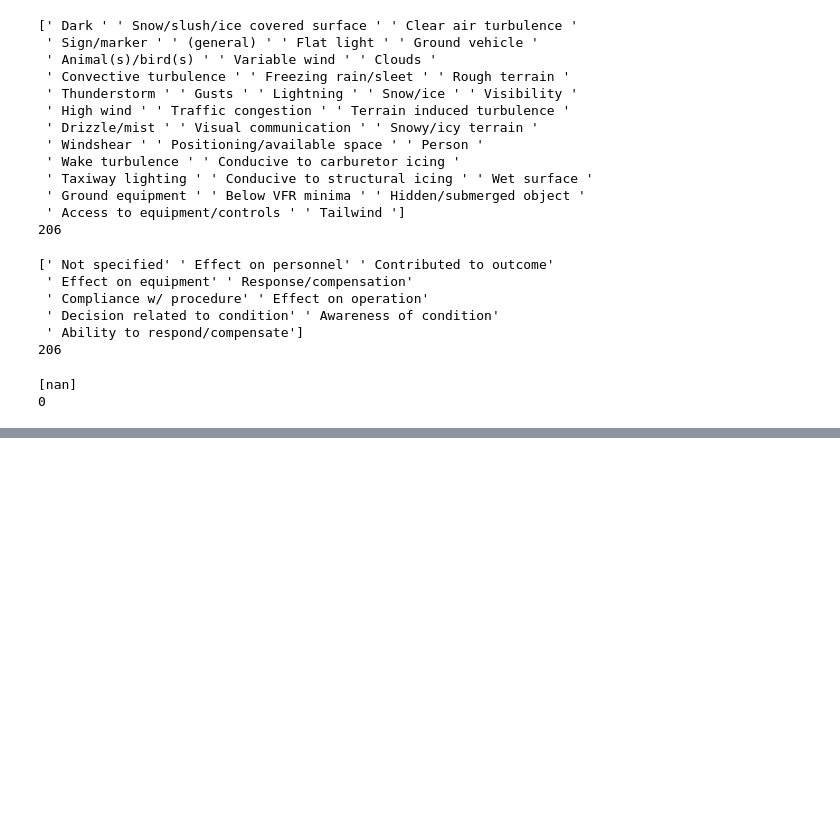
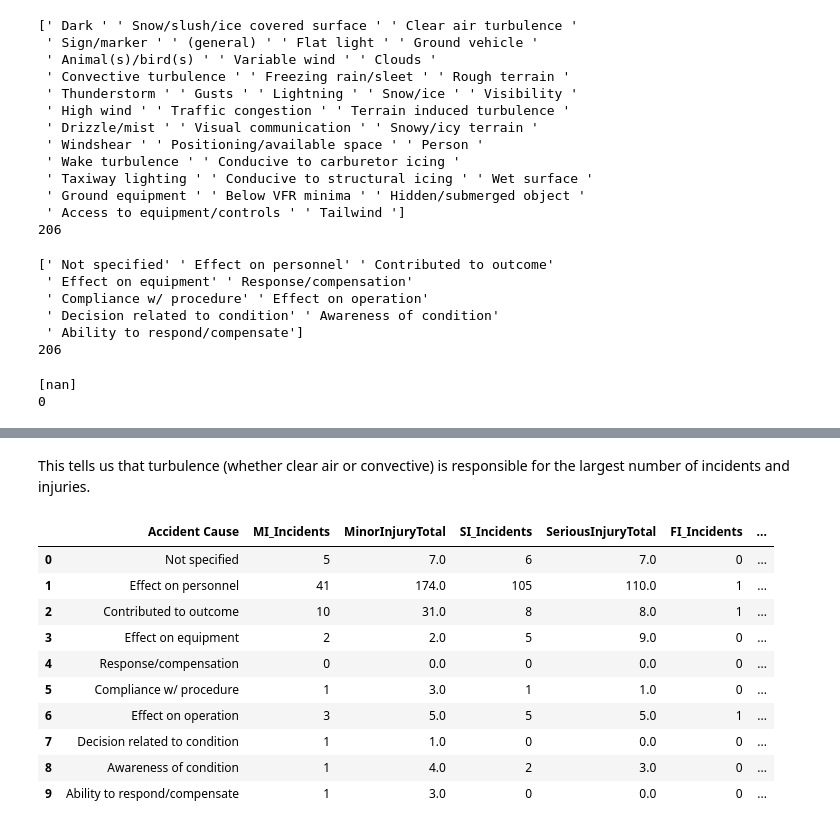
Before and after one commit to ashleyg16/Capstone2, a Jupyter notebook: Capstone 2 EDA.ipynb, the cells around one changed output, grey strips where cells are left out. Drawn from its saved outputs; the diff is of its cells as text; code cells hidden in the pictures; blank space fills up the shorter version.

```diff
--- a/Capstone 2 EDA.ipynb
+++ b/Capstone 2 EDA.ipynb
@@ -447,0 +482,17 @@ enviro_acc_inj
+# %% [markdown]
+This tells us that turbulence (whether clear air or convective) is responsible for the largest number of incidents and injuries.
+# %%
+enviro_acc_inj5 = inj_df(enviro, 'Findings_main5')
+enviro_acc_inj5
+# %% [output]
+|  | Accident Cause | MI_Incidents | MinorInjuryTotal | SI_Incidents | SeriousInjuryTotal | FI_Incidents | ... |
+| 0 | Not specified | 5 | 7.0 | 6 | 7.0 | 0 | ... |
+| 1 | Effect on personnel | 41 | 174.0 | 105 | 110.0 | 1 | ... |
+| 2 | Contributed to outcome | 10 | 31.0 | 8 | 8.0 | 1 | ... |
+| 3 | Effect on equipment | 2 | 2.0 | 5 | 9.0 | 0 | ... |
+| 4 | Response/compensation | 0 | 0.0 | 0 | 0.0 | 0 | ... |
+| 5 | Compliance w/ procedure | 1 | 3.0 | 1 | 1.0 | 0 | ... |
+| 6 | Effect on operation | 3 | 5.0 | 5 | 5.0 | 1 | ... |
+| 7 | Decision related to condition | 1 | 1.0 | 0 | 0.0 | 0 | ... |
+| 8 | Awareness of condition | 1 | 4.0 | 2 | 3.0 | 0 | ... |
+| 9 | Ability to respond/compensate | 1 | 3.0 | 0 | 0.0 | 0 | ... |
```
Also changed, not shown: parts of 17 cells of this notebook.
